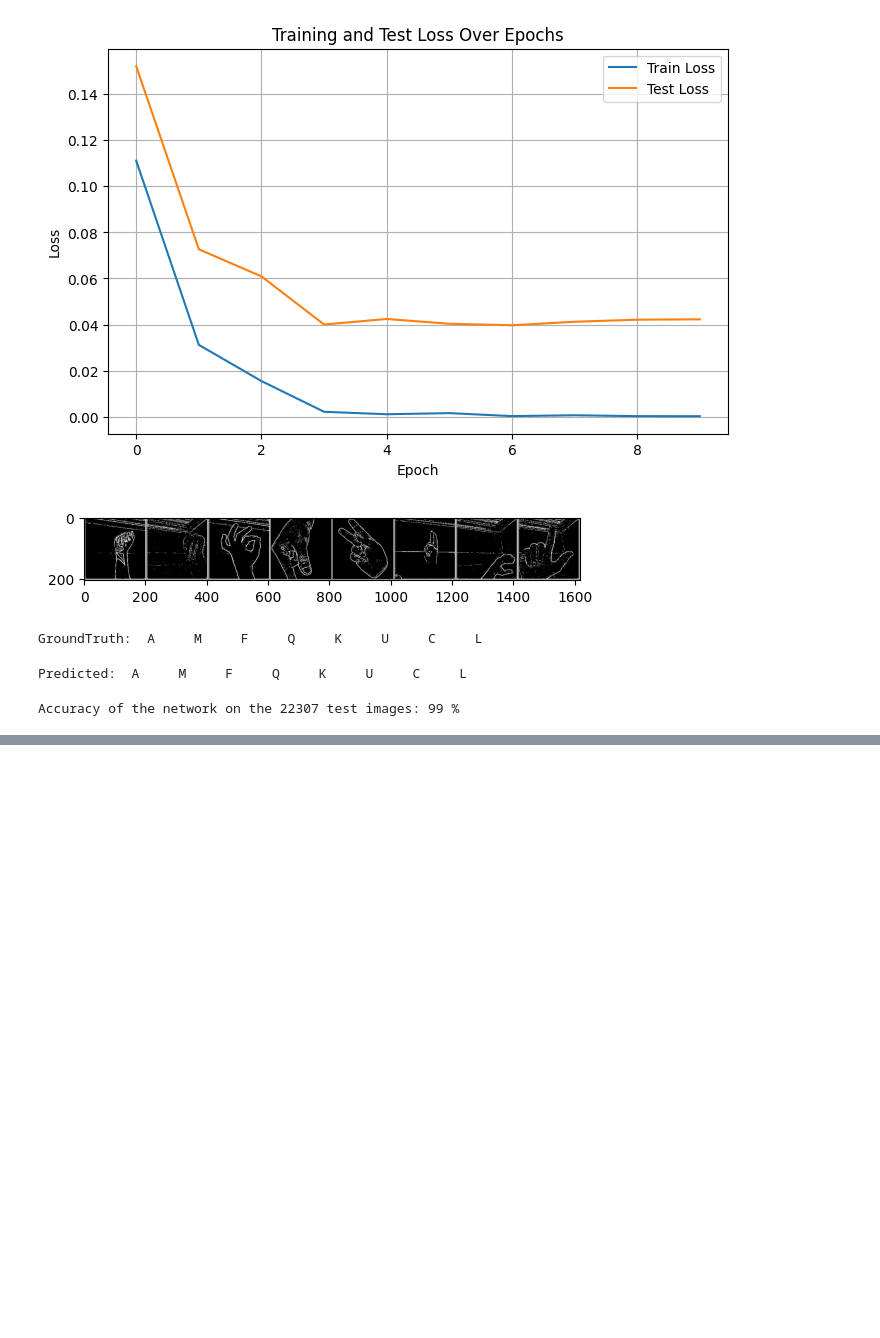
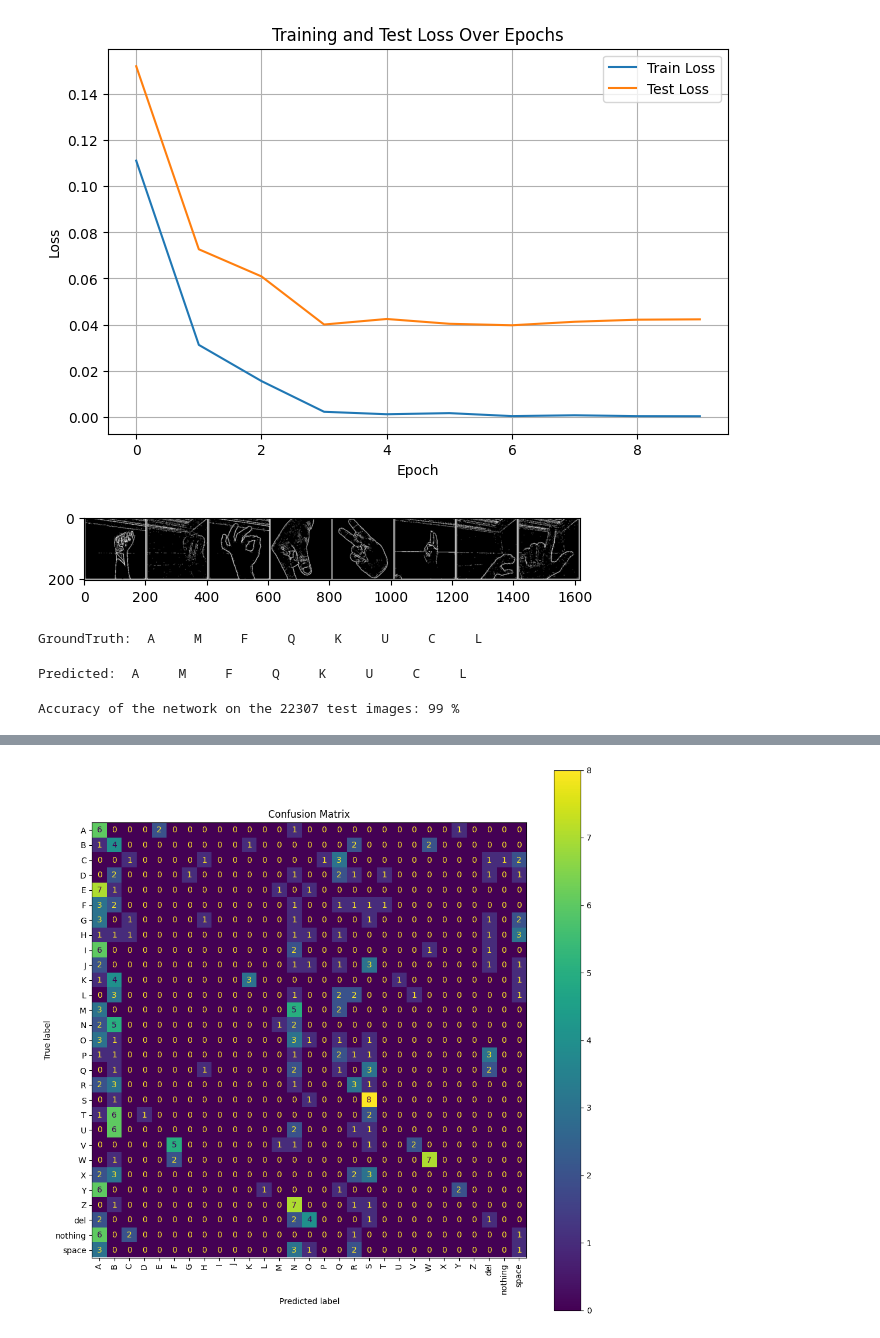
Before and after one commit to maxethan2/DeepLearning, a Jupyter notebook: Project/ASL_CNN.ipynb, the cells around one changed output, grey strips where cells are left out. Cells and saved outputs as stored; diff of their text form; code cells hidden in the pictures; blank space fills up the shorter version.

```diff
--- a/Project/ASL_CNN.ipynb
+++ b/Project/ASL_CNN.ipynb
@@ -302,0 +367,12 @@ torch.save(CNN.state_dict(), 'CNN_Model_2.pth')
+# %%
+from sklearn.metrics import confusion_matrix, ConfusionMatrixDisplay
+classes = ('A', 'B', 'C', 'D', 'E', 'F', 'G', 'H', 'I', 'J', 'K', 'L', 'M', 'N', 'O', 'P', 'Q', 'R', 'S', 'T', 'U', 'V', 'W', 'X', 'Y', 'Z', 'del', 'nothing', 'space')
+cm = confusion_matrix(true_labels, pred_labels)
+
+disp = ConfusionMatrixDisplay(confusion_matrix=cm, display_labels=classes)
+fig, ax = plt.subplots(figsize=(12, 12))
+disp.plot(ax=ax, xticks_rotation=90)
+plt.title("Confusion Matrix")
+plt.show()
+# %% [output]
+[figure, added]
```
Also changed, not shown: parts of 2 cells of this notebook.
